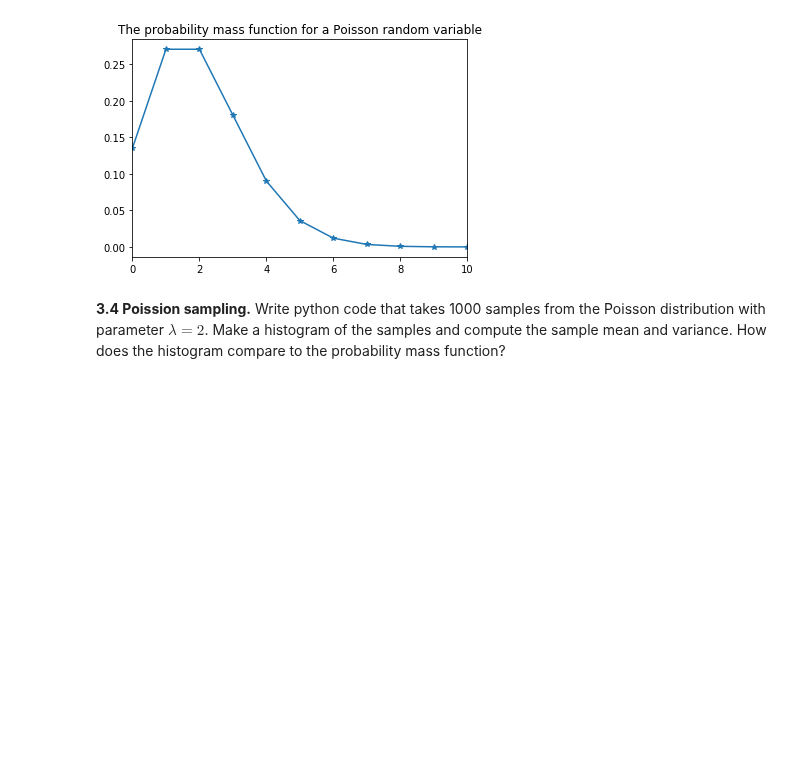
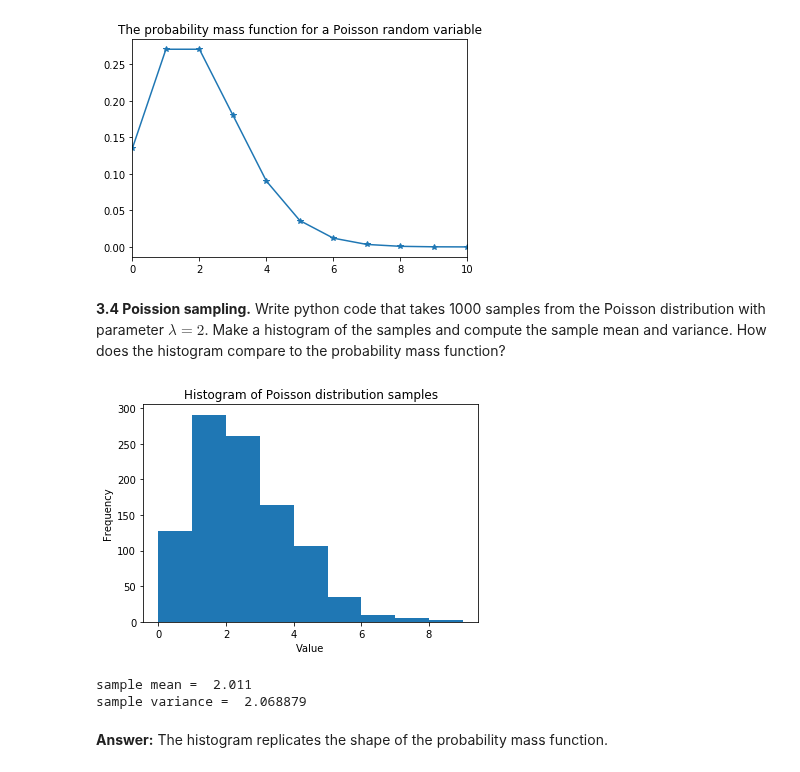
Before and after one commit to brookeslawski/datascience-homeworks-local, a Jupyter notebook: HW2/2018-HW2.ipynb, the cells around one changed output. Saved outputs shown, nothing was run; the diff lists cells and outputs as text; code cells hidden in the pictures; blank space fills up the shorter version.

```diff
--- a/HW2/2018-HW2.ipynb
+++ b/HW2/2018-HW2.ipynb
@@ -466,0 +457,28 @@ plt.show()
+# %%
+# your code
+
+mu = 2
+n = 1000
+samples = poisson.rvs(mu = mu,size = n)
+#print(samples)
+
+p = plt.hist(samples,np.arange(0,10))
+plt.title("Histogram of Poisson distribution samples")
+plt.xlabel("Value")
+plt.ylabel("Frequency")
+plt.show()
+
+sample_mean = np.mean(samples)
+print('sample mean = ',sample_mean)
+sample_variance = np.var(samples)
+print('sample variance = ',sample_variance)
+
+# n = 1000;
+# coin_flips = bernoulli.rvs(p=0.5, size=n)
+# print(coin_flips)
+# %% [output]
+[figure, added]
+sample mean =  2.011
+sample variance =  2.068879
+# %% [markdown]
+**Answer:** The histogram replicates the shape of the probability mass function.
```
Also changed, not shown: parts of 10 cells of this notebook.
